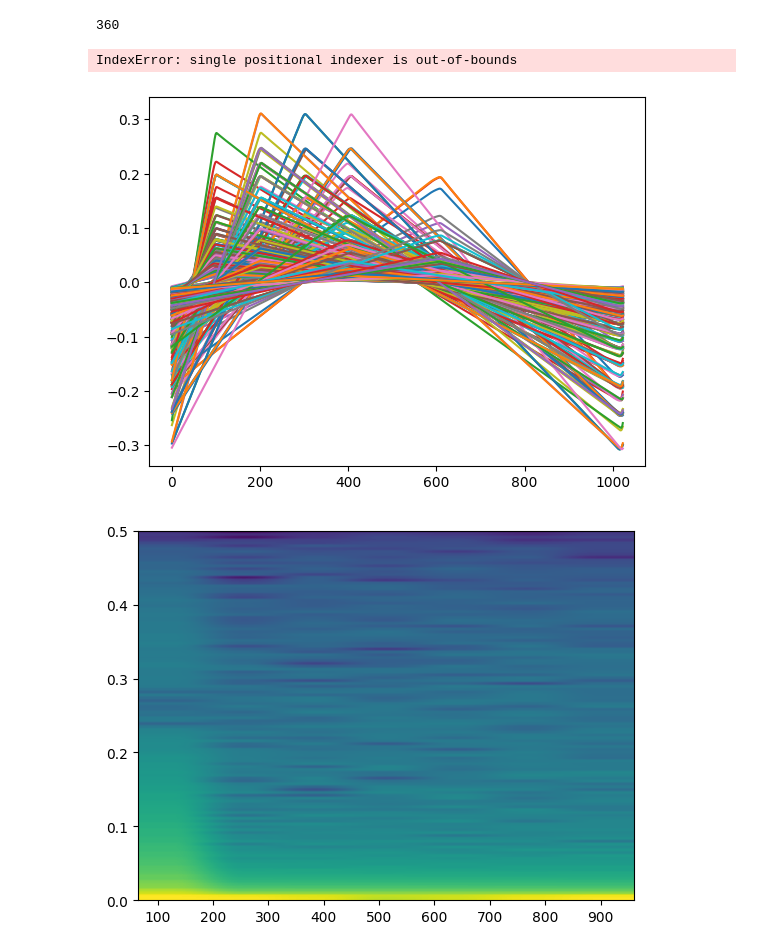
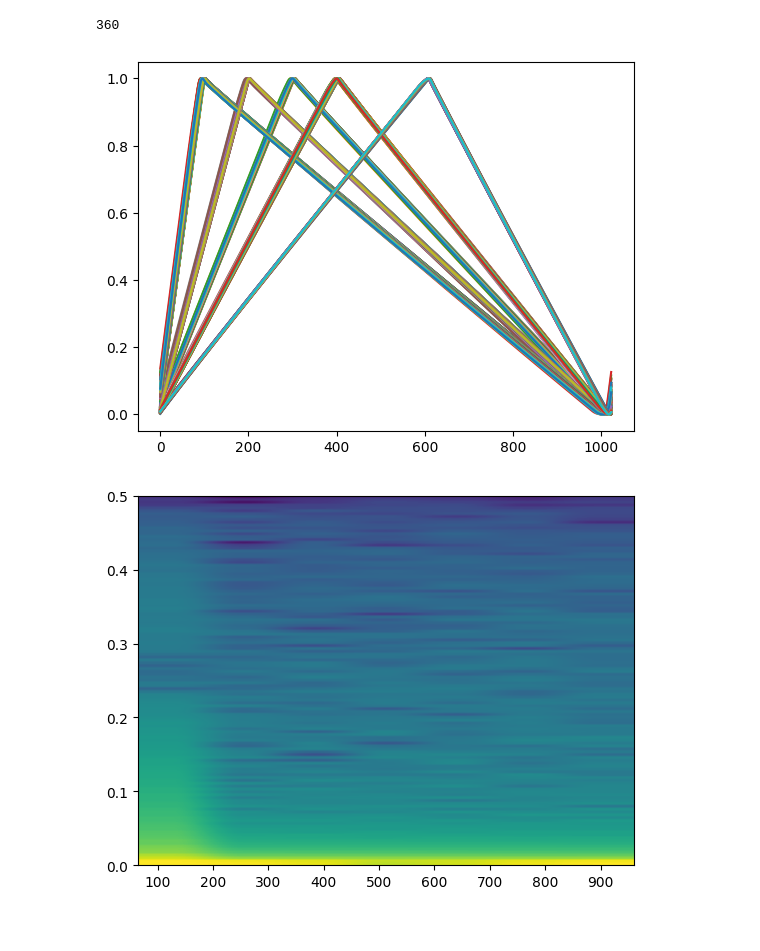
Before and after one commit to DURUII/Contest-CPMCM2024-C, a Jupyter notebook: Prob1.ipynb, the cells around one changed output. Drawn from its saved outputs; the diff is of its cells as text; code cells hidden in the pictures.

```diff
--- a/Prob1.ipynb
+++ b/Prob1.ipynb
@@ -24,3 +20,7 @@ df[df.isna().any(axis=1)]
+# %%
+# for all waveform, max-min normalize to [-1, 1], for better classification
+df['flux_density'] = df['flux_density'].apply(
+    lambda x: (x - np.min(x)) / (np.max(x) - np.min(x)))
 # %% [markdown]
 # 问题一： 励磁波形分类
 
@@ -36,0 +33,6 @@ df[df['type_waveform'] == '梯形波'].head()
+# %%
+# iterate over the range with a step of 10, ensuring the index is within bounds
+fig, axes = plt.subplots(1, 3, figsize=(12, 3))
+for type_waveform, ax in zip(['正弦波', '三角波', '梯形波'], axes):
+    for i in range(1, min(10000, len(df[df['type_waveform'] == type_waveform])), 1):
+        ax.plot(df[df['type_waveform'] == type_waveform]['flux_density'].iloc[i])
@@ -36,0 +41,5 @@ df[df['type_waveform'] == '梯形波'].head()
+# %%
+fig, axes = plt.subplots(1, 3, figsize=(12, 3))
+for type_waveform, ax in zip(['正弦波', '三角波', '梯形波'], axes):
+    for i in range(1, min(10000, len(df[df['type_waveform'] == type_waveform])), 1000):
+        ax.plot(np.fft.fft(df[df['type_waveform'] == type_waveform]['flux_density'].iloc[1]))
@@ -69,11 +74,11 @@ len(unique_slope_values)
 # %% [output]
 360
 # %%
-for i in range(1, 10000, 10):
+# iterate over the range with a step of 10, ensuring the index is within bounds
+for i in range(1, min(10000, len(df[df['type_waveform'] == '三角波'])), 5):
     plt.plot(df[df['type_waveform'] == '三角波']['flux_density'].iloc[i])
 # %% [output]
-IndexError: single positional indexer is out-of-bounds
-[figure, old version]
+[figure, new version]
 # %%
 plt.specgram(df[df['type_waveform'] == '三角波']['flux_density'].iloc[0], Fs=1)
 plt.show()
```
Also changed, not shown: parts of 6 cells of this notebook, 1 other file.
